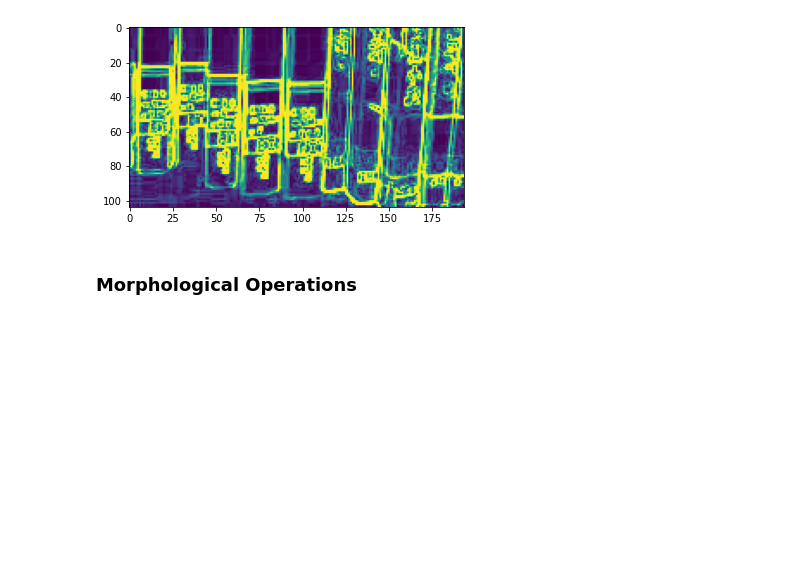
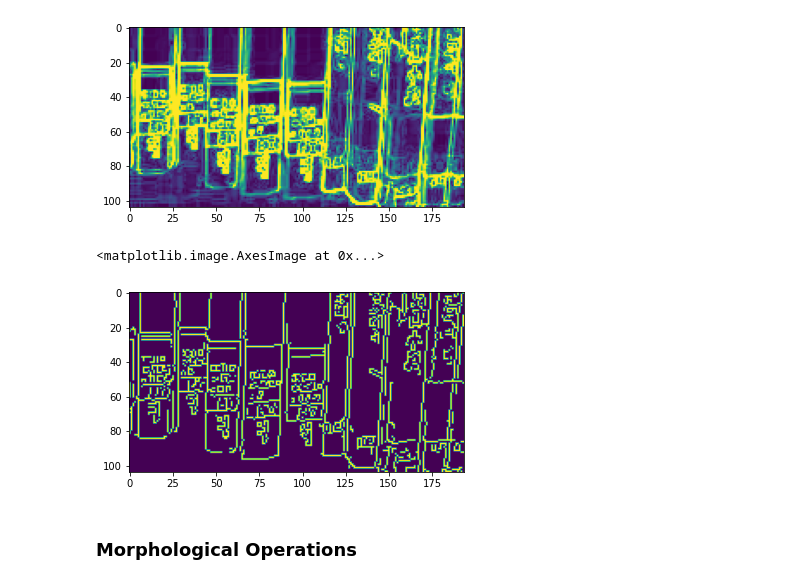
Before and after one commit to PEBpung/Libot, a Jupyter notebook: src/Segmentation.ipynb, the cells around one changed output. Saved outputs shown, nothing was run; the diff lists cells and outputs as text; code cells hidden in the pictures; blank space fills up the shorter version.

```diff
--- a/src/Segmentation.ipynb
+++ b/src/Segmentation.ipynb
@@ -39,5 +41,11 @@ plt.imshow(img_sobel)
 # %% [output]
 <matplotlib.image.AxesImage at 0x...>
 [figure]
+# %%
+edges = cv2.Canny(imgray, 100, 200 )
+plt.imshow(edges)
+# %% [output]
+<matplotlib.image.AxesImage at 0x...>
+[figure, added]
 # %% [markdown]
 ### Morphological Operations
```
Also changed, not shown: parts of 9 cells of this notebook.
